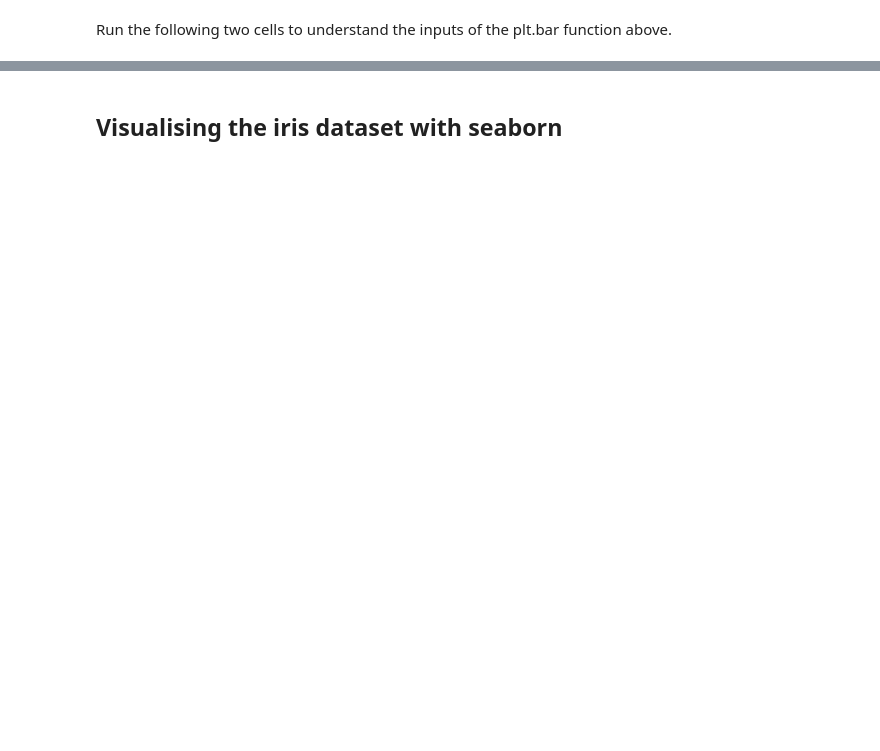
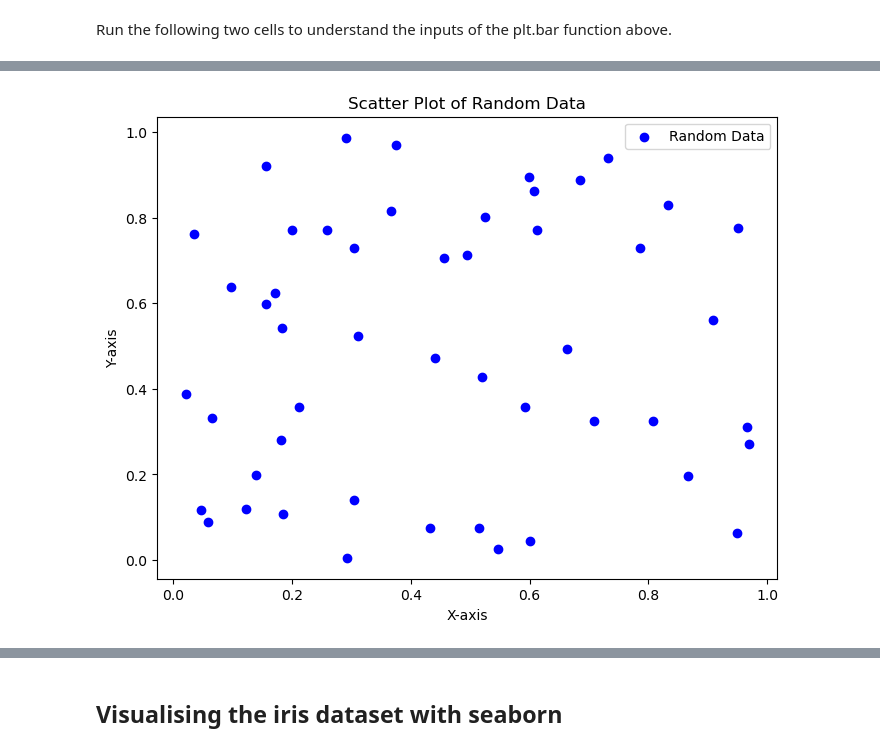
Before and after one commit to tien1807/IOD, a Jupyter notebook: Module 1/Labs 1/IOD_Lab-1.1.1.ipynb, the cells around one changed output, grey strips where cells are left out. Cells and saved outputs as stored; diff of their text form; code cells hidden in the pictures; blank space fills up the shorter version.

```diff
--- a/Module 1/Labs 1/IOD_Lab-1.1.1.ipynb
+++ b/Module 1/Labs 1/IOD_Lab-1.1.1.ipynb
@@ -159,3 +219,27 @@ plt.show()
+# %%
+# Bonus: Create a scatter plot of random data
+# Generating random data
+np.random.seed(42)  # Set a seed for reproducibility
+num_points = 50
+x = np.random.rand(num_points)
+y = np.random.rand(num_points)
+
+# Creating the scatter plot
+plt.figure(figsize=(8, 6))  # Optional: set the size of the plot
+plt.scatter(x, y, color='blue', label='Random Data')
+
+# Adding labels and title
+plt.xlabel('X-axis')
+plt.ylabel('Y-axis')
+plt.title('Scatter Plot of Random Data')
+
+# Adding a legend
+plt.legend()
+
+# Display the plot
+plt.show()
+# %% [output]
+[figure, added]
 # %%
 # Load data from 'https://raw.githubusercontent.com/alanjones2/dataviz/master/london2018.csv'
 # and print it
```
Also changed, not shown: parts of 22 cells of this notebook, 4 other files.
